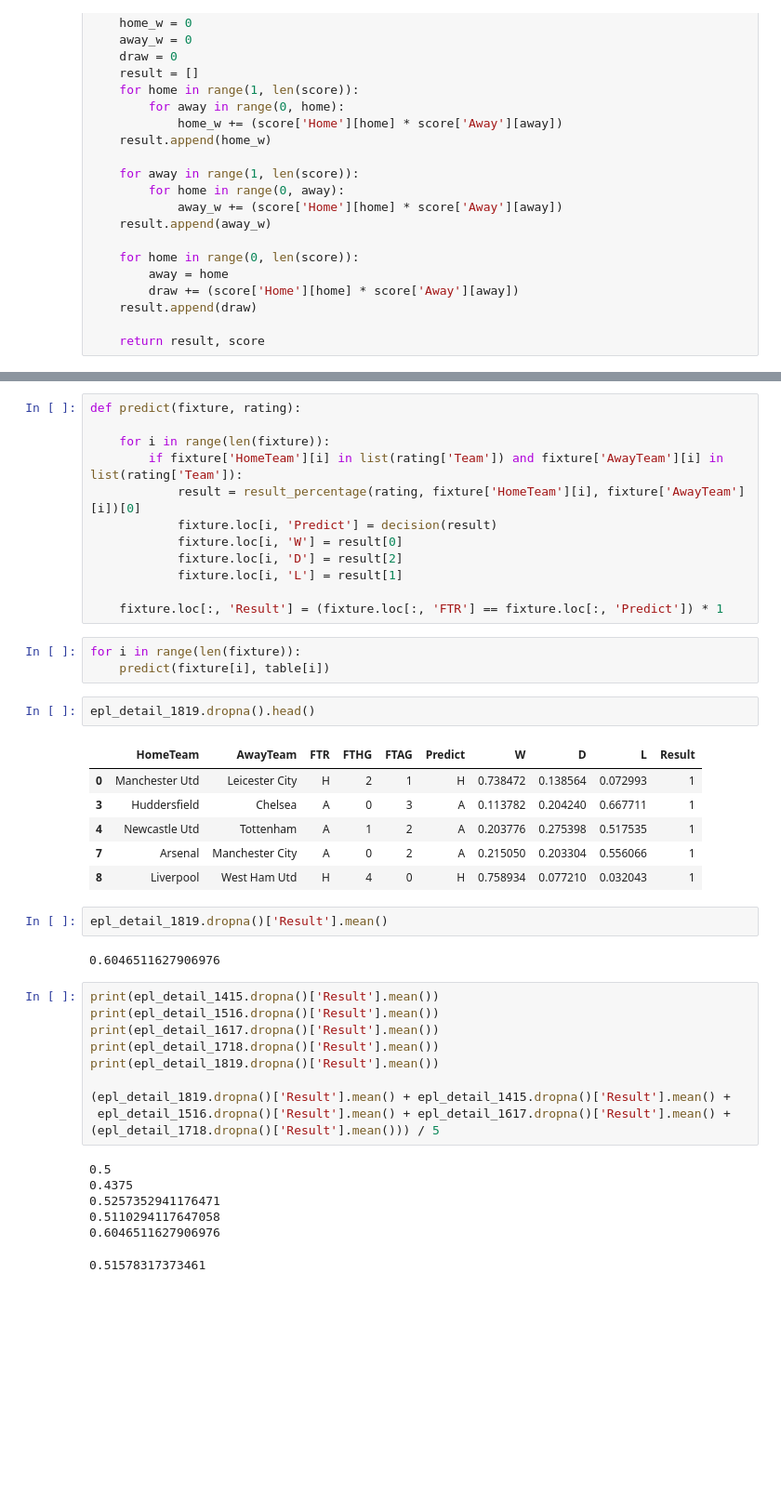
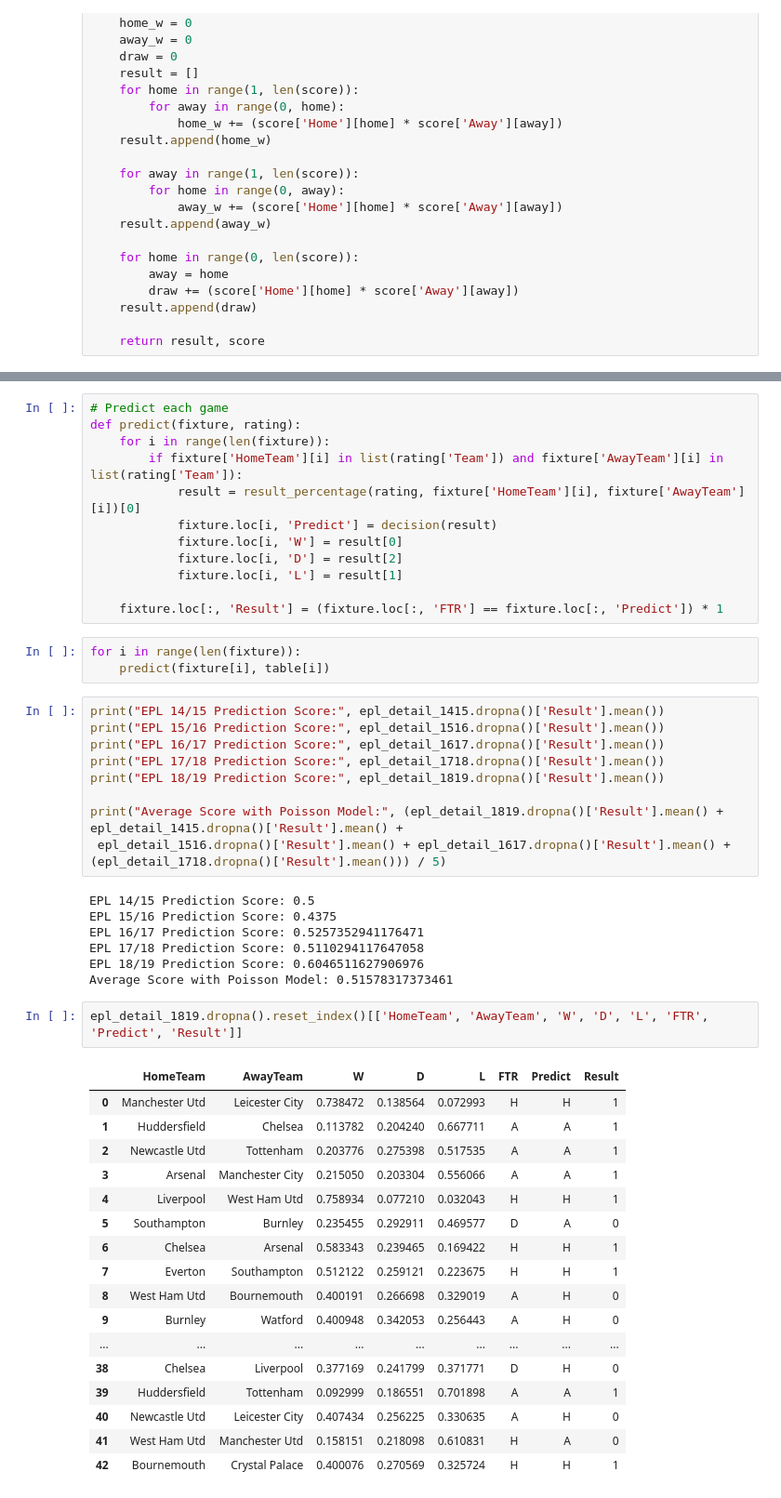
Before and after one commit to slee279/EPL, a Jupyter notebook: Poisson.ipynb, the cells around one changed output, grey strips where cells are left out. Shown: that part at 93% size. Saved outputs shown, nothing was run; the diff lists cells and outputs as text; blank space fills up the shorter version.

```diff
--- a/Poisson.ipynb
+++ b/Poisson.ipynb
@@ -173,8 +184,8 @@ def decision(result_p):
     elif result_p[1] > result_p[0] and result_p[1] > result_p[2]:
         return 'A'
 # %%
+# Predict each game
 def predict(fixture, rating):
-
     for i in range(len(fixture)):
         if fixture['HomeTeam'][i] in list(rating['Team']) and fixture['AwayTeam'][i] in list(rating['Team']):
             result = result_percentage(rating, fixture['HomeTeam'][i], fixture['AwayTeam'][i])[0]
@@ -187,32 +198,39 @@ def predict(fixture, rating):
 # %%
 for i in range(len(fixture)):
     predict(fixture[i], table[i])
-# %%
-epl_detail_1819.dropna().head()
-# %% [output]
-|  | HomeTeam | AwayTeam | FTR | FTHG | FTAG | Predict | W | D | L | Result |
-| 0 | Manchester Utd | Leicester City | H | 2 | 1 | H | 0.738472 | 0.138564 | 0.072993 | 1 |
-| 3 | Huddersfield | Chelsea | A | 0 | 3 | A | 0.113782 | 0.204240 | 0.667711 | 1 |
-| 4 | Newcastle Utd | Tottenham | A | 1 | 2 | A | 0.203776 | 0.275398 | 0.517535 | 1 |
-| 7 | Arsenal | Manchester City | A | 0 | 2 | A | 0.215050 | 0.203304 | 0.556066 | 1 |
-| 8 | Liverpool | West Ham Utd | H | 4 | 0 | H | 0.758934 | 0.077210 | 0.032043 | 1 |
-# %%
-epl_detail_1819.dropna()['Result'].mean()
-# %% [output]
-0.6046511627906976
 # %%
-print(epl_detail_1415.dropna()['Result'].mean())
-print(epl_detail_1516.dropna()['Result'].mean())
-print(epl_detail_1617.dropna()['Result'].mean())
-print(epl_detail_1718.dropna()['Result'].mean())
-print(epl_detail_1819.dropna()['Result'].mean())
+print("EPL 14/15 Prediction Score:", epl_detail_1415.dropna()['Result'].mean())
+print("EPL 15/16 Prediction Score:", epl_detail_1516.dropna()['Result'].mean())
+print("EPL 16/17 Prediction Score:", epl_detail_1617.dropna()['Result'].mean())
+print("EPL 17/18 Prediction Score:", epl_detail_1718.dropna()['Result'].mean())
+print("EPL 18/19 Prediction Score:", epl_detail_1819.dropna()['Result'].mean())
 
-(epl_detail_1819.dropna()['Result'].mean() + epl_detail_1415.dropna()['Result'].mean() +
- epl_detail_1516.dropna()['Result'].mean() + epl_detail_1617.dropna()['Result'].mean() + (epl_detail_1718.dropna()['Result'].mean())) / 5
+print("Average Score with Poisson Model:", (epl_detail_1819.dropna()['Result'].mean() + epl_detail_1415.dropna()['Result'].mean() +
+ epl_detail_1516.dropna()['Result'].mean() + epl_detail_1617.dropna()['Result'].mean() + (epl_detail_1718.dropna()['Result'].mean())) / 5)
 # %% [output]
-0.5
-0.4375
-0.5257352941176471
-0.5110294117647058
-0.6046511627906976
+EPL 14/15 Prediction Score: 0.5
+EPL 15/16 Prediction Score: 0.4375
+EPL 16/17 Prediction Score: 0.5257352941176471
+EPL 17/18 Prediction Score: 0.5110294117647058
+EPL 18/19 Prediction Score: 0.6046511627906976
+Average Score with Poisson Model: 0.51578317373461
-0.51578317373461
+# %%
+epl_detail_1819.dropna().reset_index()[['HomeTeam', 'AwayTeam', 'W', 'D', 'L', 'FTR', 'Predict', 'Result']]
+# %% [output]
+|  | HomeTeam | AwayTeam | W | D | L | FTR | Predict | Result |
+| 0 | Manchester Utd | Leicester City | 0.738472 | 0.138564 | 0.072993 | H | H | 1 |
+| 1 | Huddersfield | Chelsea | 0.113782 | 0.204240 | 0.667711 | A | A | 1 |
+| 2 | Newcastle Utd | Tottenham | 0.203776 | 0.275398 | 0.517535 | A | A | 1 |
+| 3 | Arsenal | Manchester City | 0.215050 | 0.203304 | 0.556066 | A | A | 1 |
+| 4 | Liverpool | West Ham Utd | 0.758934 | 0.077210 | 0.032043 | H | H | 1 |
+| 5 | Southampton | Burnley | 0.235455 | 0.292911 | 0.469577 | D | A | 0 |
+| 6 | Chelsea | Arsenal | 0.583343 | 0.239465 | 0.169422 | H | H | 1 |
+| 7 | Everton | Southampton | 0.512122 | 0.259121 | 0.223675 | H | H | 1 |
+| 8 | West Ham Utd | Bournemouth | 0.400191 | 0.266698 | 0.329019 | A | H | 0 |
+| 9 | Burnley | Watford | 0.400948 | 0.342053 | 0.256443 | A | H | 0 |
+| ... | ... | ... | ... | ... | ... | ... | ... | ... |
+| 38 | Chelsea | Liverpool | 0.377169 | 0.241799 | 0.371771 | D | H | 0 |
+| 39 | Huddersfield | Tottenham | 0.092999 | 0.186551 | 0.701898 | A | A | 1 |
+| 40 | Newcastle Utd | Leicester City | 0.407434 | 0.256225 | 0.330635 | A | H | 0 |
+| 41 | West Ham Utd | Manchester Utd | 0.158151 | 0.218098 | 0.610831 | H | A | 0 |
+| 42 | Bournemouth | Crystal Palace | 0.400076 | 0.270569 | 0.325724 | H | H | 1 |
```
Also changed, not shown: parts of 14 cells of this notebook, 2 other files.
